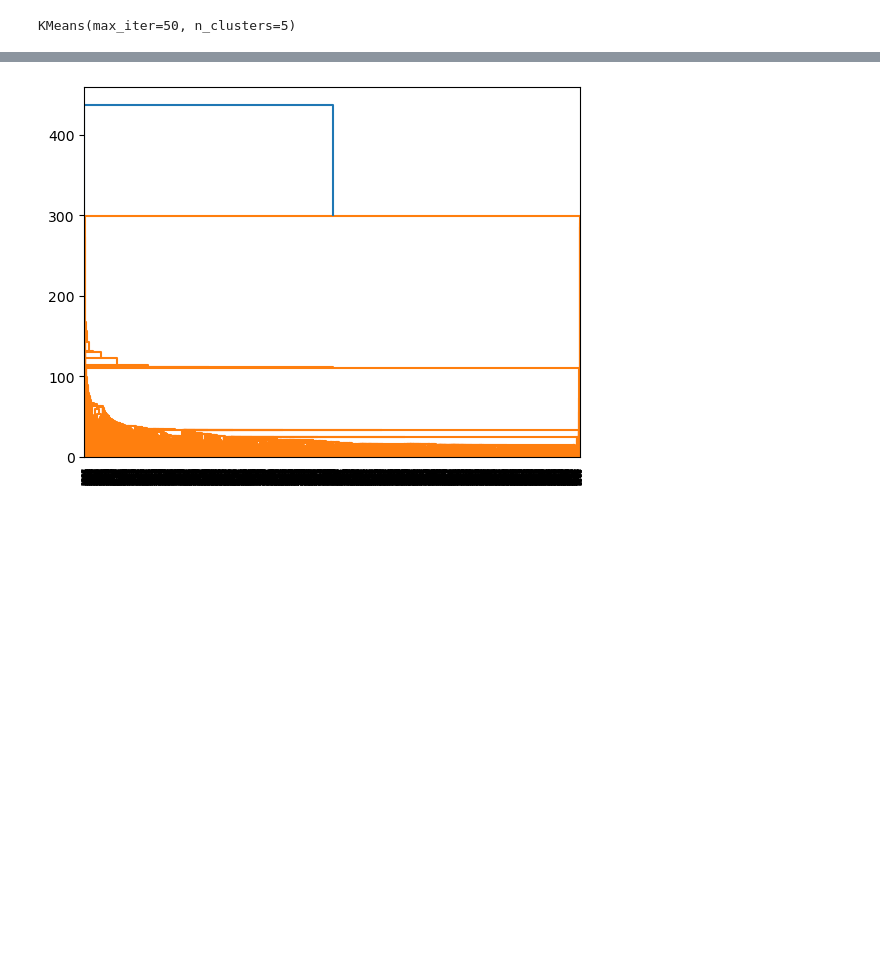
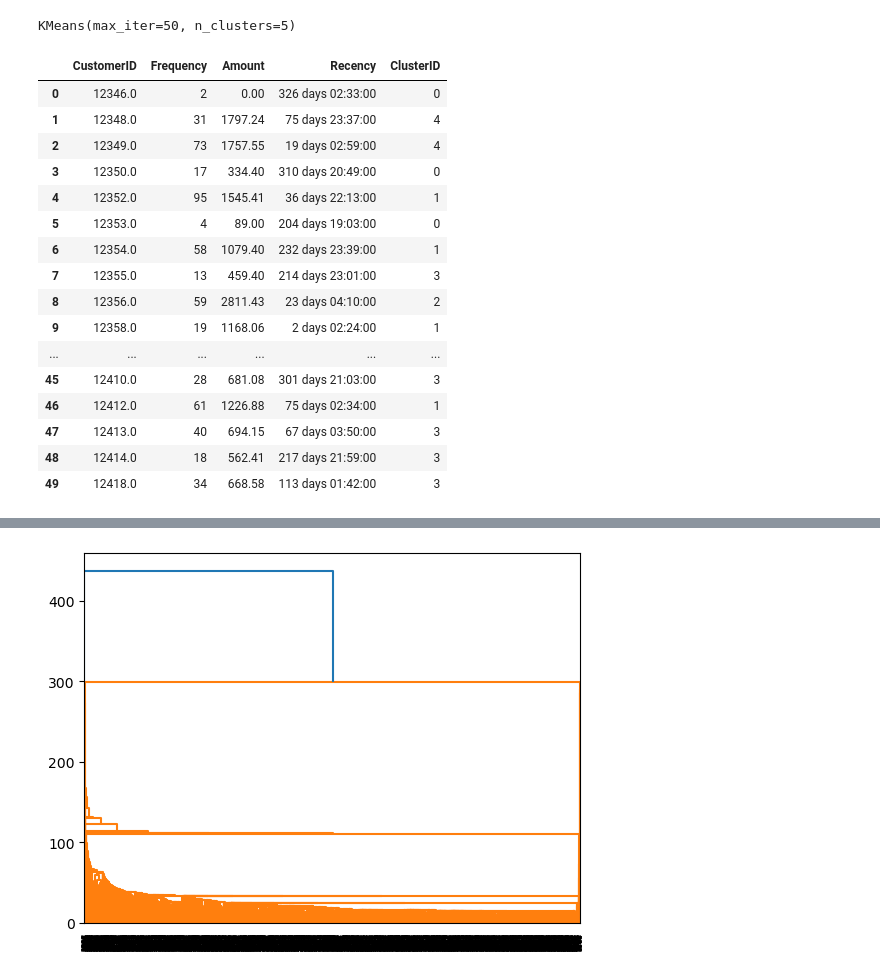
Before and after one commit to mShesha/DSTraining, a Jupyter notebook: Module_9/Clustering/Clustering.ipynb, the cells around one changed output, grey strips where cells are left out. Cells and saved outputs as stored; diff of their text form; code cells hidden in the pictures; blank space fills up the shorter version.

```diff
--- a/Module_9/Clustering/Clustering.ipynb
+++ b/Module_9/Clustering/Clustering.ipynb
@@ -258,10 +291,24 @@ KMeans(max_iter=50, n_clusters=5)
 # %%
 # analysis of clusters formed
 RFM.index = pd.RangeIndex(len(RFM.index))
 RFM_km = pd.concat([RFM, pd.Series(model_clus5.labels_)], axis=1)
 RFM_km.columns = ['CustomerID', 'Frequency', 'Amount', 'Recency', 'ClusterID']
-
-RFM_km.Recency = RFM_km.Recency.dt.days
-km_clusters_amount = pd.DataFrame(RFM_km.groupby(["ClusterID"]).Amount.mean())
-km_clusters_frequency = pd.DataFrame(RFM_km.groupby(["ClusterID"]).Frequency.mean())
-km_clusters_recency = pd.DataFrame(RFM_km.groupby(["ClusterID"]).Recency.mean())
+RFM_km.head(50)
+# %% [output]
+|  | CustomerID | Frequency | Amount | Recency | ClusterID |
+| 0 | 12346.0 | 2 | 0.00 | 326 days 02:33:00 | 0 |
+| 1 | 12348.0 | 31 | 1797.24 | 75 days 23:37:00 | 4 |
+| 2 | 12349.0 | 73 | 1757.55 | 19 days 02:59:00 | 4 |
+| 3 | 12350.0 | 17 | 334.40 | 310 days 20:49:00 | 0 |
+| 4 | 12352.0 | 95 | 1545.41 | 36 days 22:13:00 | 1 |
+| 5 | 12353.0 | 4 | 89.00 | 204 days 19:03:00 | 0 |
+| 6 | 12354.0 | 58 | 1079.40 | 232 days 23:39:00 | 1 |
+| 7 | 12355.0 | 13 | 459.40 | 214 days 23:01:00 | 3 |
+| 8 | 12356.0 | 59 | 2811.43 | 23 days 04:10:00 | 2 |
+| 9 | 12358.0 | 19 | 1168.06 | 2 days 02:24:00 | 1 |
+| ... | ... | ... | ... | ... | ... |
+| 45 | 12410.0 | 28 | 681.08 | 301 days 21:03:00 | 3 |
+| 46 | 12412.0 | 61 | 1226.88 | 75 days 02:34:00 | 1 |
+| 47 | 12413.0 | 40 | 694.15 | 67 days 03:50:00 | 3 |
+| 48 | 12414.0 | 18 | 562.41 | 217 days 21:59:00 | 3 |
+| 49 | 12418.0 | 34 | 668.58 | 113 days 01:42:00 | 3 |
```
Also changed, not shown: parts of 14 cells of this notebook, 2 other files.
